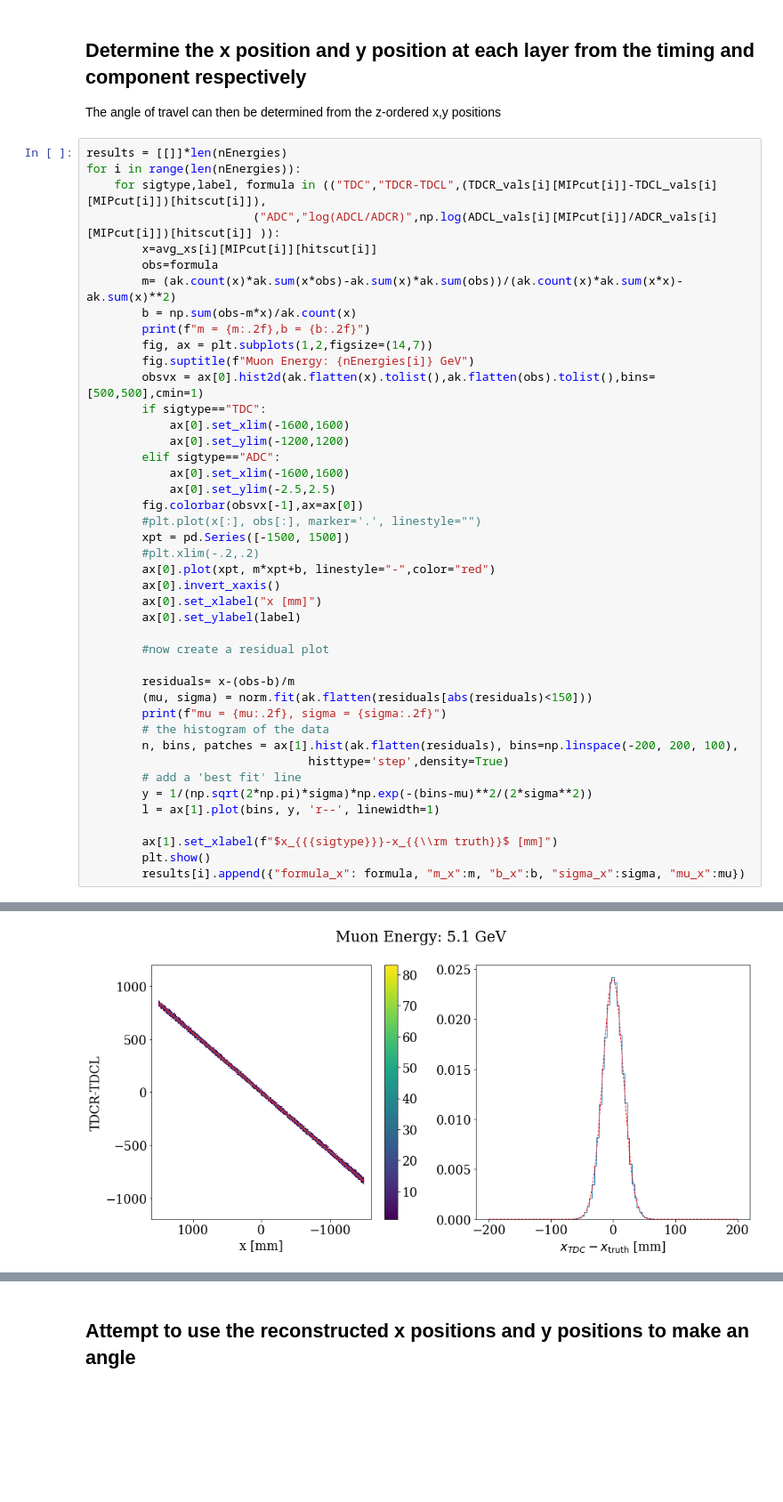
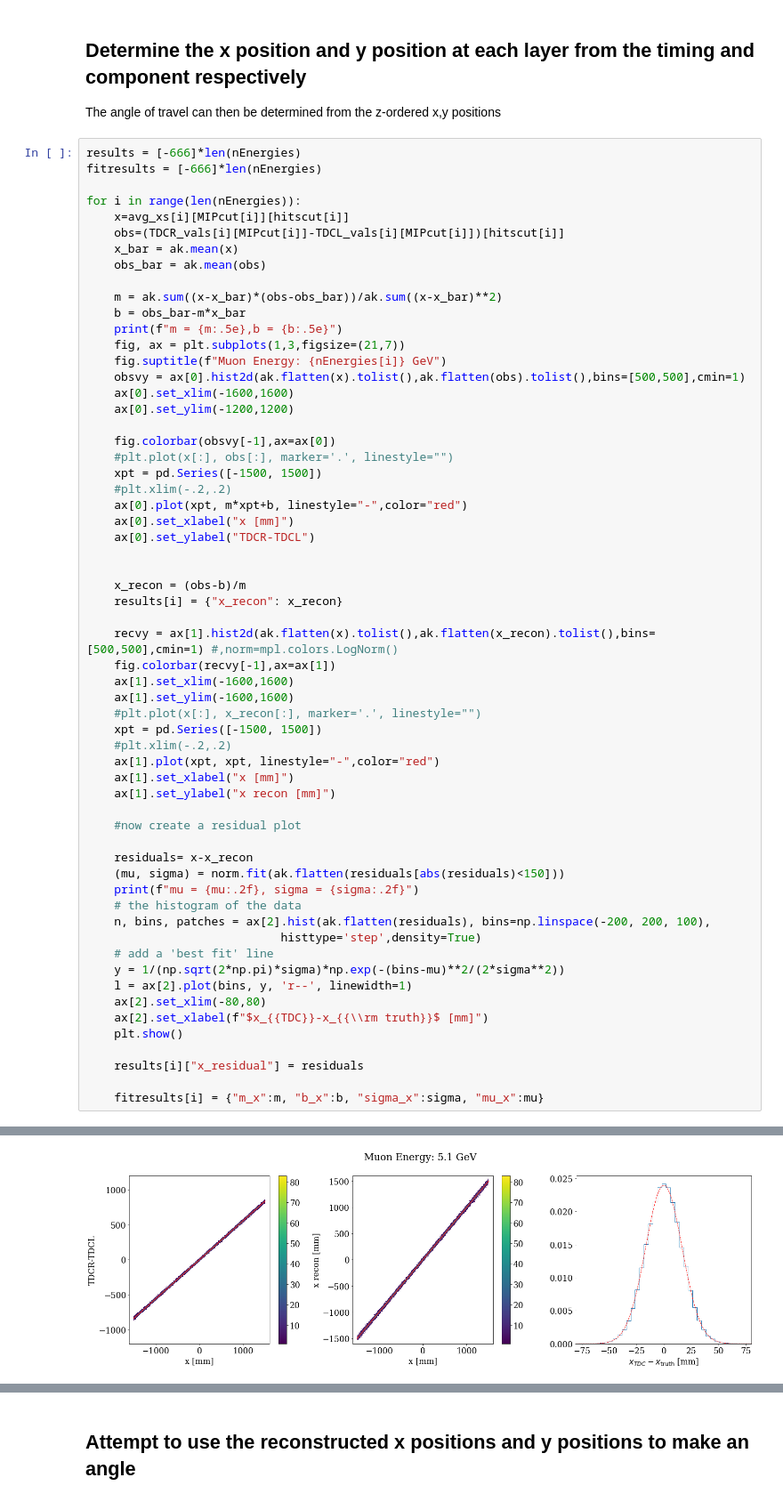
Before and after one commit to peckalec/SiPM-Studies, a Jupyter notebook: fcal_muon_GEMC.ipynb, the cells around one changed output, grey strips where cells are left out. Shown at 89% size. Drawn from its saved outputs; the diff is of its cells as text; blank space fills up the shorter version.

Commit message:
new charts!

```diff
--- a/fcal_muon_GEMC.ipynb
+++ b/fcal_muon_GEMC.ipynb
@@ -440,46 +440,63 @@ plt.show()
 
 The angle of travel can then be determined from the z-ordered x,y positions
 # %%
-results = [[]]*len(nEnergies)
+results = [-666]*len(nEnergies)
+fitresults = [-666]*len(nEnergies)
+
 for i in range(len(nEnergies)):
-    for sigtype,label, formula in (("TDC","TDCR-TDCL",(TDCR_vals[i][MIPcut[i]]-TDCL_vals[i][MIPcut[i]])[hitscut[i]]),
-                        ("ADC","log(ADCL/ADCR)",np.log(ADCL_vals[i][MIPcut[i]]/ADCR_vals[i][MIPcut[i]])[hitscut[i]] )):
-        x=avg_xs[i][MIPcut[i]][hitscut[i]]
-        obs=formula
-        m= (ak.count(x)*ak.sum(x*obs)-ak.sum(x)*ak.sum(obs))/(ak.count(x)*ak.sum(x*x)-ak.sum(x)**2)
-        b = np.sum(obs-m*x)/ak.count(x)
-        print(f"m = {m:.2f},b = {b:.2f}")
-        fig, ax = plt.subplots(1,2,figsize=(14,7))
-        fig.suptitle(f"Muon Energy: {nEnergies[i]} GeV")
-        obsvx = ax[0].hist2d(ak.flatten(x).tolist(),ak.flatten(obs).tolist(),bins=[500,500],cmin=1)
-        if sigtype=="TDC":
-            ax[0].set_xlim(-1600,1600)
-            ax[0].set_ylim(-1200,1200)
-        elif sigtype=="ADC":
-            ax[0].set_xlim(-1600,1600)
-            ax[0].set_ylim(-2.5,2.5)
-        fig.colorbar(obsvx[-1],ax=ax[0])
-        #plt.plot(x[:], obs[:], marker='.', linestyle="")
-        xpt = pd.Series([-1500, 1500])
-        #plt.xlim(-.2,.2)
-        ax[0].plot(xpt, m*xpt+b, linestyle="-",color="red")
-        ax[0].invert_xaxis()
-        ax[0].set_xlabel("x [mm]")
-        ax[0].set_ylabel(label)
+    x=avg_xs[i][MIPcut[i]][hitscut[i]]
+    obs=(TDCR_vals[i][MIPcut[i]]-TDCL_vals[i][MIPcut[i]])[hitscut[i]]
+    x_bar = ak.mean(x)
+    obs_bar = ak.mean(obs)
 
-        #now create a residual plot
+    m = ak.sum((x-x_bar)*(obs-obs_bar))/ak.sum((x-x_bar)**2)
+    b = obs_bar-m*x_bar
+    print(f"m = {m:.5e},b = {b:.5e}")
+    fig, ax = plt.subplots(1,3,figsize=(21,7))
+    fig.suptitle(f"Muon Energy: {nEnergies[i]} GeV")
+    obsvy = ax[0].hist2d(ak.flatten(x).tolist(),ak.flatten(obs).tolist(),bins=[500,500],cmin=1)
+    ax[0].set_xlim(-1600,1600)
+    ax[0].set_ylim(-1200,1200)
 
-        residuals= x-(obs-b)/m
-        (mu, sigma) = norm.fit(ak.flatten(residuals[abs(residuals)<150]))
-        print(f"mu = {mu:.2f}, sigma = {sigma:.2f}")
-        # the histogram of the data
-        n, bins, patches = ax[1].hist(ak.flatten(residuals), bins=np.linspace(-200, 200, 100),
-                                histtype='step',density=True)
-        # add a 'best fit' line
-        y = 1/(np.sqrt(2*np.pi)*sigma)*np.exp(-(bins-mu)**2/(2*sigma**2))
-        l = ax[1].plot(bins, y, 'r--', linewidth=1)
+    fig.colorbar(obsvy[-1],ax=ax[0])
+    #plt.plot(x[:], obs[:], marker='.', linestyle="")
+    xpt = pd.Series([-1500, 1500])
+    #plt.xlim(-.2,.2)
+    ax[0].plot(xpt, m*xpt+b, linestyle="-",color="red")
+    ax[0].set_xlabel("x [mm]")
+    ax[0].set_ylabel("TDCR-TDCL")
 
-        ax[1].set_xlabel(f"$x_{{{sigtype}}}-x_{{\\rm truth}}$ [mm]")
-        plt.show()
-        results[i].append({"formula_x": formula, "m_x":m, "b_x":b, "sigma_x":sigma, "mu_x":mu})
+
+    x_recon = (obs-b)/m
+    results[i] = {"x_recon": x_recon}
+
+    recvy = ax[1].hist2d(ak.flatten(x).tolist(),ak.flatten(x_recon).tolist(),bins=[500,500],cmin=1) #,norm=mpl.colors.LogNorm()
+    fig.colorbar(recvy[-1],ax=ax[1])
+    ax[1].set_xlim(-1600,1600)
+    ax[1].set_ylim(-1600,1600)
+    #plt.plot(x[:], x_recon[:], marker='.', linestyle="")
+    xpt = pd.Series([-1500, 1500])
+    #plt.xlim(-.2,.2)
+    ax[1].plot(xpt, xpt, linestyle="-",color="red")
+    ax[1].set_xlabel("x [mm]")
+    ax[1].set_ylabel("x recon [mm]")
+
+    #now create a residual plot
+
+    residuals= x-x_recon
+    (mu, sigma) = norm.fit(ak.flatten(residuals[abs(residuals)<150]))
+    print(f"mu = {mu:.2f}, sigma = {sigma:.2f}")
+    # the histogram of the data
+    n, bins, patches = ax[2].hist(ak.flatten(residuals), bins=np.linspace(-200, 200, 100),
+                            histtype='step',density=True)
+    # add a 'best fit' line
+    y = 1/(np.sqrt(2*np.pi)*sigma)*np.exp(-(bins-mu)**2/(2*sigma**2))
+    l = ax[2].plot(bins, y, 'r--', linewidth=1)
+    ax[2].set_xlim(-80,80)
+    ax[2].set_xlabel(f"$x_{{TDC}}-x_{{\\rm truth}}$ [mm]")
+    plt.show()
+
+    results[i]["x_residual"] = residuals
+
+    fitresults[i] = {"m_x":m, "b_x":b, "sigma_x":sigma, "mu_x":mu}
 # %% [output]
@@ -487,2 +504,2 @@ m = 0.56,b = -0.01
 mu = -0.00, sigma = 16.56
-[figure, old version]
+[figure, new version]
```
Also changed, not shown: parts of 32 cells of this notebook, 2 other files.
